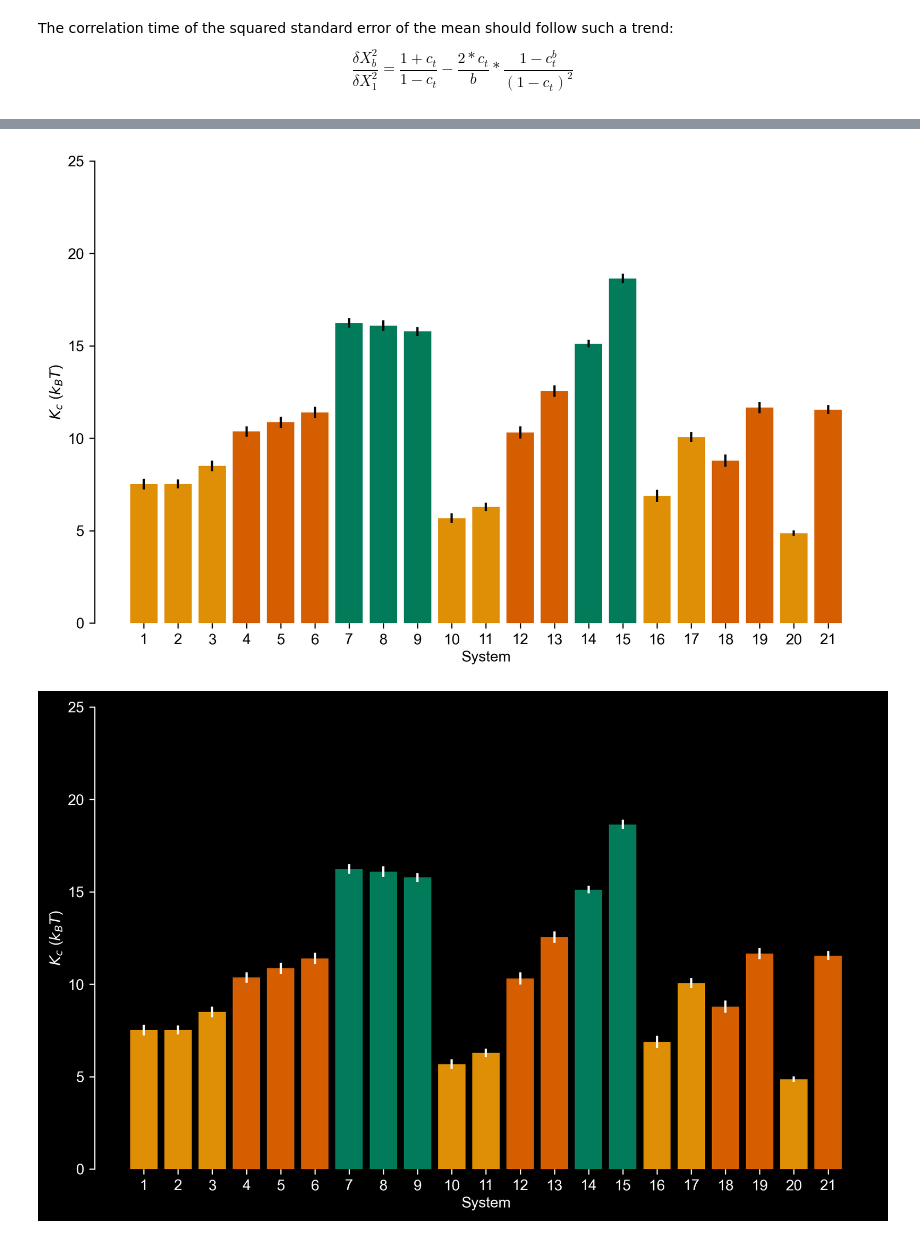
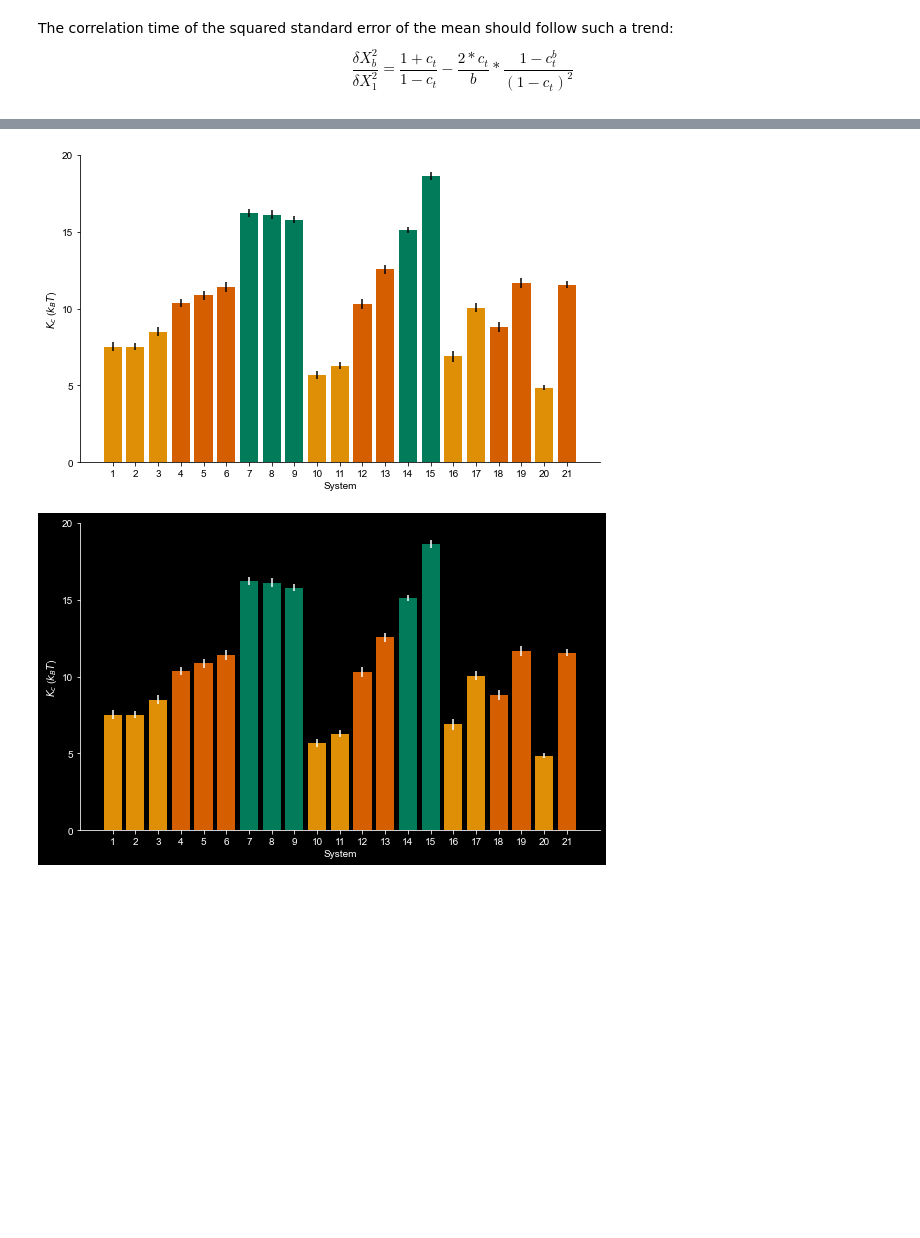
Before and after one commit to RangamaniLabUCSD/2022-mitochondria-lipidomics-md, a Jupyter notebook: scripts/mito_lipidomics.ipynb, the cells around one changed output, grey strips where cells are left out. Cells and saved outputs as stored; diff of their text form; code cells hidden in the pictures; blank space fills up the shorter version.

```diff
--- a/scripts/mito_lipidomics.ipynb
+++ b/scripts/mito_lipidomics.ipynb
@@ -921,8 +926,8 @@ for style, style_ext in plot_styles:
         ax.set_xlabel(r"$K_c$ ($k_BT$)")
         ax.set_ylabel(r"System")
 
-        ax.set_xlim(0, 25)
-
+        ax.set_xlim(0, 20)
+        ax.set_xticks(np.arange(0,25,5))
         # ax.set_xticklabels(
         #     ax.get_xticks(),
         # )
@@ -1059,37 +1064,38 @@ for style, style_ext in plot_styles:
 
         ax.set_ylabel(r"$K_c$ ($k_BT$)")
         ax.set_xlabel(r"System")
 
-        ax.set_ylim(0, 25)
+        ax.set_ylim(0, 20)
+        ax.set_yticks(np.arange(0,25,5))
 
         # ax.set_xticklabels(
         #     ax.get_xticks(),
         # )
 
         # x_ticks_labels = [f"{sim}" for sim in range(1,22)]
 
         # Set number of ticks for x-axis
         # ax.set_xticks(range(21))
         # Set ticks labels for x-axis
         # ax.set_xticklabels(x_ticks_labels)
 
         ax.spines["top"].set_visible(False)
         ax.spines["right"].set_visible(False)
         # ax.spines["left"].set_visible(False)
-        ax.spines["bottom"].set_visible(False)
+        # ax.spines["bottom"].set_visible(False)
 
         fig.tight_layout()
 
         save_fig(fig, curr_fig_path / f"estimated_kcs_vertical{style_ext}")
 
         if show_figs:
             plt.show()
 
         fig.clear()
         plt.close(fig)
 # %% [output]
-[figure, old version]
+[figure, new version]
-[figure, old version]
+[figure, new version]
 # %%
 show_figs = True
 curr_fig_path = Path("Figures")
```
Also changed, not shown: parts of 10 cells of this notebook, 34 other files.
